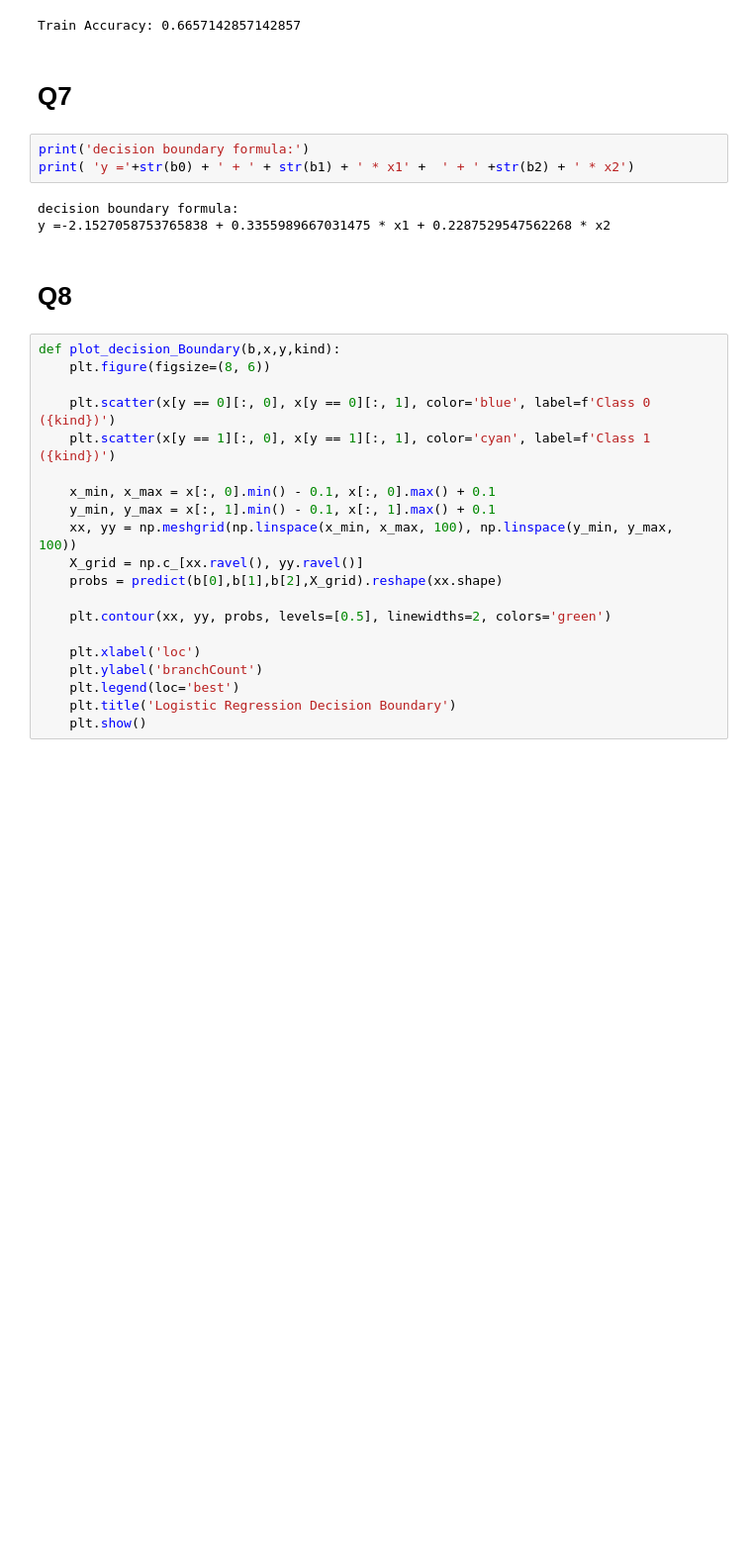
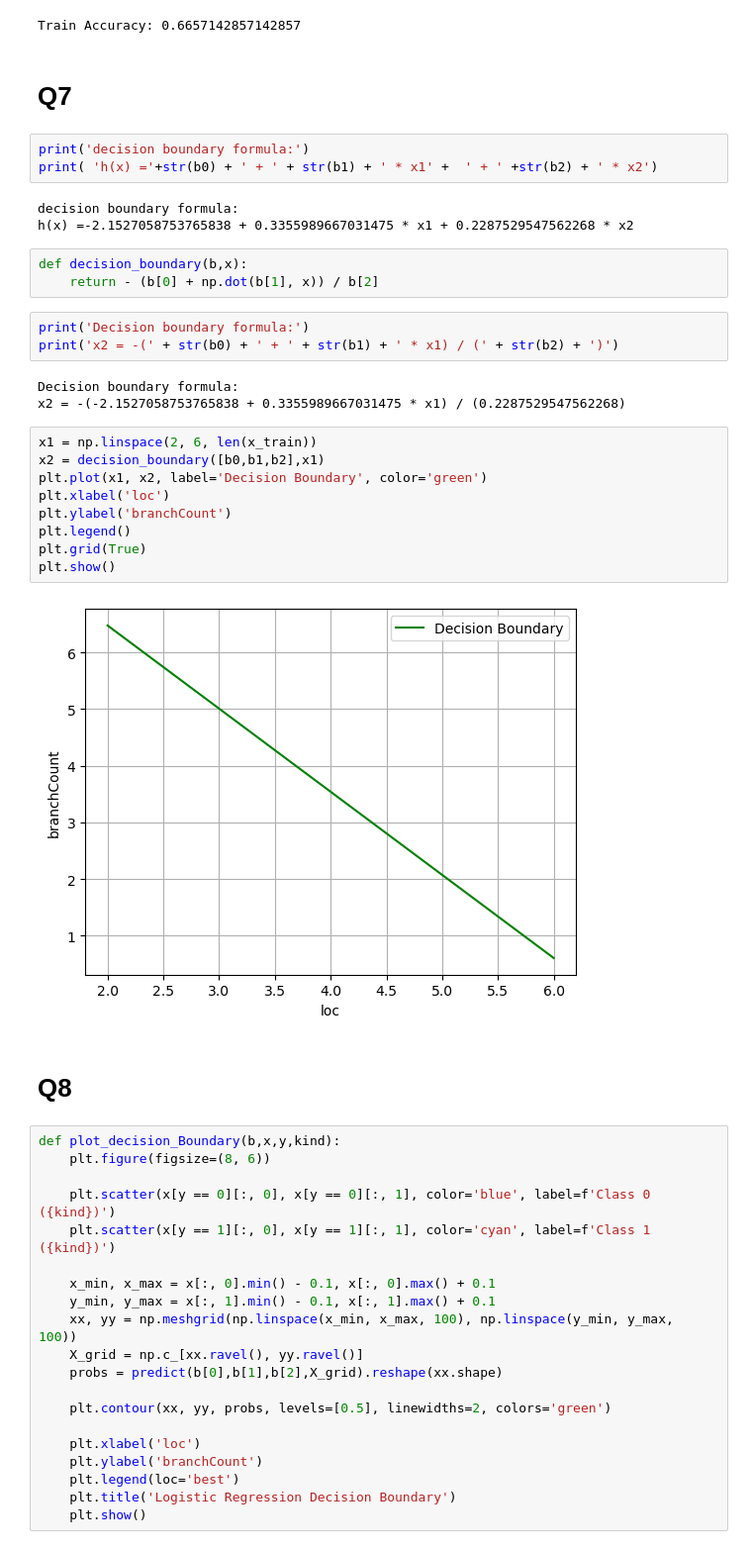
Before and after one commit to itsatefe/Pattern-Recognition, a Jupyter notebook: HW1/Logistic_regression/Logistic.ipynb, the cells around one changed output. Shown: that part at 99% size. Drawn from its saved outputs; the diff is of its cells as text; blank space fills up the shorter version.

Commit message:
add decision boundary line

```diff
--- a/HW1/Logistic_regression/Logistic.ipynb
+++ b/HW1/Logistic_regression/Logistic.ipynb
@@ -586,10 +586,30 @@ Train Accuracy: 0.6657142857142857
 # Q7
 # %%
 print('decision boundary formula:')
-print( 'y ='+str(b0) + ' + ' + str(b1) + ' * x1' +  ' + ' +str(b2) + ' * x2')
+print( 'h(x) ='+str(b0) + ' + ' + str(b1) + ' * x1' +  ' + ' +str(b2) + ' * x2')
 # %% [output]
 decision boundary formula:
-y =-2.1527058753765838 + 0.3355989667031475 * x1 + 0.2287529547562268 * x2
+h(x) =-2.1527058753765838 + 0.3355989667031475 * x1 + 0.2287529547562268 * x2
+# %%
+def decision_boundary(b,x):
+    return - (b[0] + np.dot(b[1], x)) / b[2]
+# %%
+print('Decision boundary formula:')
+print('x2 = -(' + str(b0) + ' + ' + str(b1) + ' * x1) / (' + str(b2) + ')')
+# %% [output]
+Decision boundary formula:
+x2 = -(-2.1527058753765838 + 0.3355989667031475 * x1) / (0.2287529547562268)
+# %%
+x1 = np.linspace(2, 6, len(x_train))
+x2 = decision_boundary([b0,b1,b2],x1)
+plt.plot(x1, x2, label='Decision Boundary', color='green')
+plt.xlabel('loc')
+plt.ylabel('branchCount')
+plt.legend()
+plt.grid(True)
+plt.show()
+# %% [output]
+[figure, added]
 # %% [markdown]
 # Q8
 # %%
```
Also changed, not shown: parts of 2 cells of this notebook.
